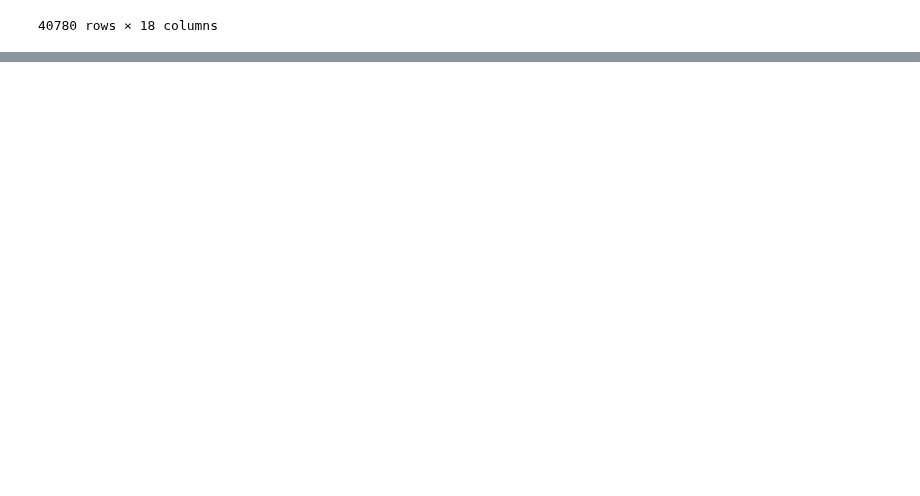
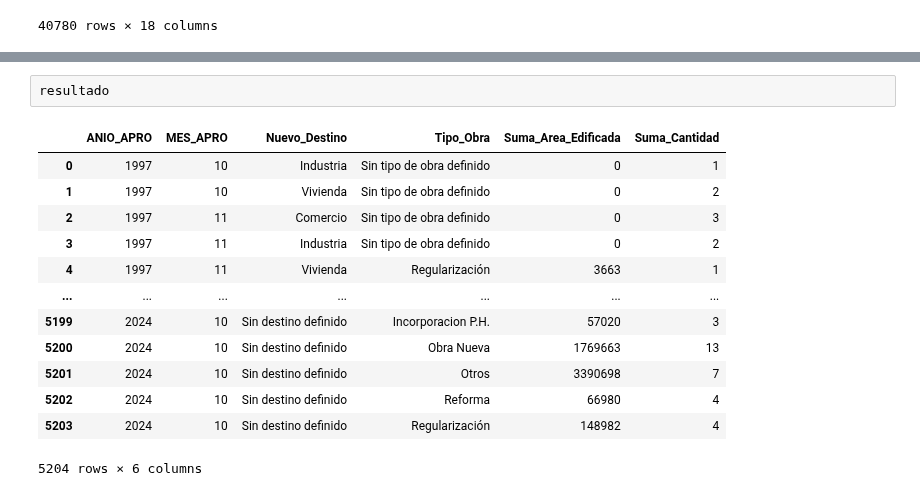
Before and after one commit to danblanc/python-para-ciencia-de-datos, a Jupyter notebook: Proyectos/Proyecto Crey_VFern/Vfer.ipynb, the cells around one changed output, grey strips where cells are left out. Drawn from its saved outputs; the diff is of its cells as text; blank space fills up the shorter version.

```diff
--- a/Proyectos/Proyecto Crey_VFern/Vfer.ipynb
+++ b/Proyectos/Proyecto Crey_VFern/Vfer.ipynb
@@ -723,0 +727,16 @@ Tipo_de_obra
+# %%
+resultado
+# %% [output]
+|  | ANIO_APRO | MES_APRO | Nuevo_Destino | Tipo_Obra | Suma_Area_Edificada | Suma_Cantidad |
+| 0 | 1997 | 10 | Industria | Sin tipo de obra definido | 0 | 1 |
+| 1 | 1997 | 10 | Vivienda | Sin tipo de obra definido | 0 | 2 |
+| 2 | 1997 | 11 | Comercio | Sin tipo de obra definido | 0 | 3 |
+| 3 | 1997 | 11 | Industria | Sin tipo de obra definido | 0 | 2 |
+| 4 | 1997 | 11 | Vivienda | Regularización | 3663 | 1 |
+| ... | ... | ... | ... | ... | ... | ... |
+| 5199 | 2024 | 10 | Sin destino definido | Incorporacion P.H. | 57020 | 3 |
+| 5200 | 2024 | 10 | Sin destino definido | Obra Nueva | 1769663 | 13 |
+| 5201 | 2024 | 10 | Sin destino definido | Otros | 3390698 | 7 |
+| 5202 | 2024 | 10 | Sin destino definido | Reforma | 66980 | 4 |
+| 5203 | 2024 | 10 | Sin destino definido | Regularización | 148982 | 4 |
+5204 rows × 6 columns
```
Also changed, not shown: parts of 8 cells of this notebook, 3 other files.
